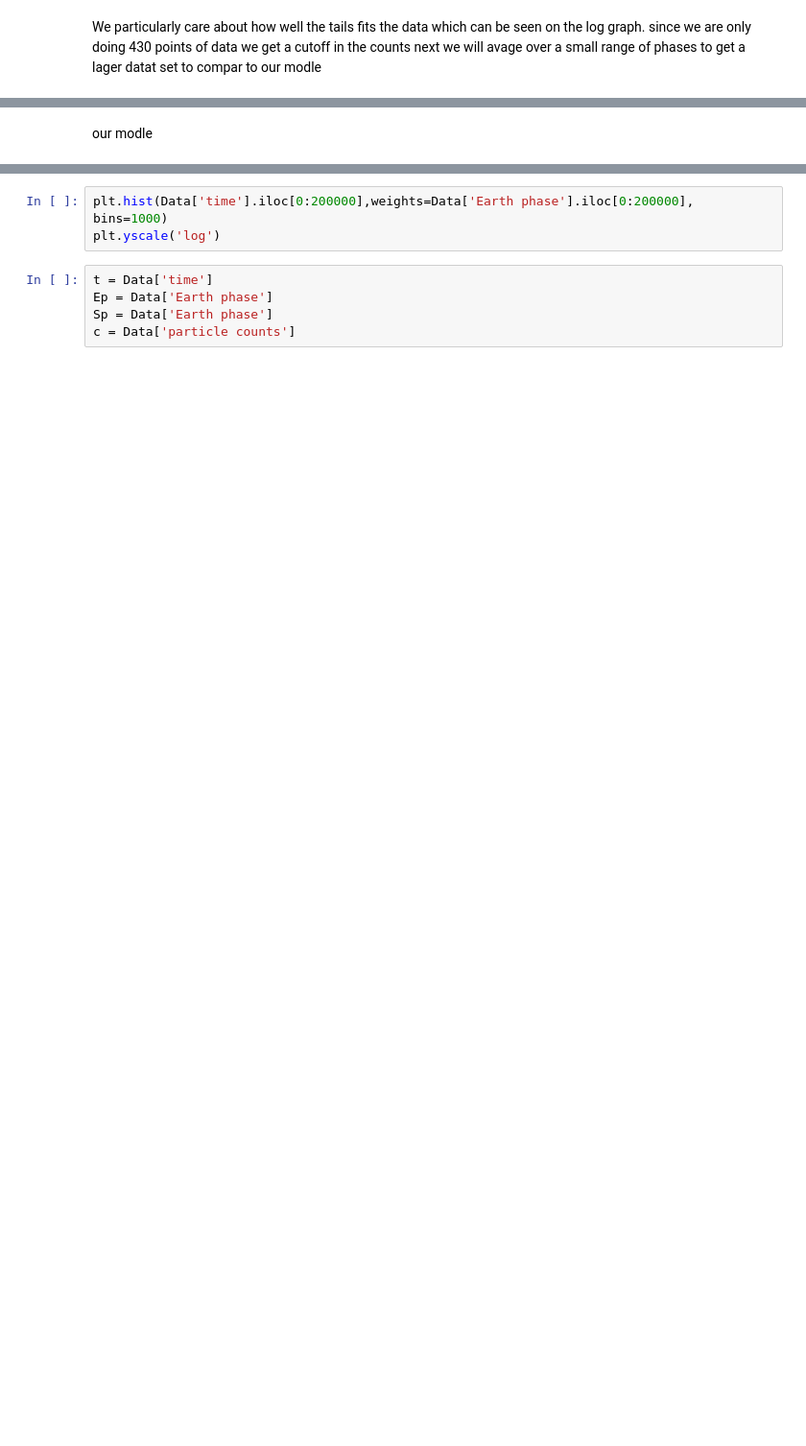
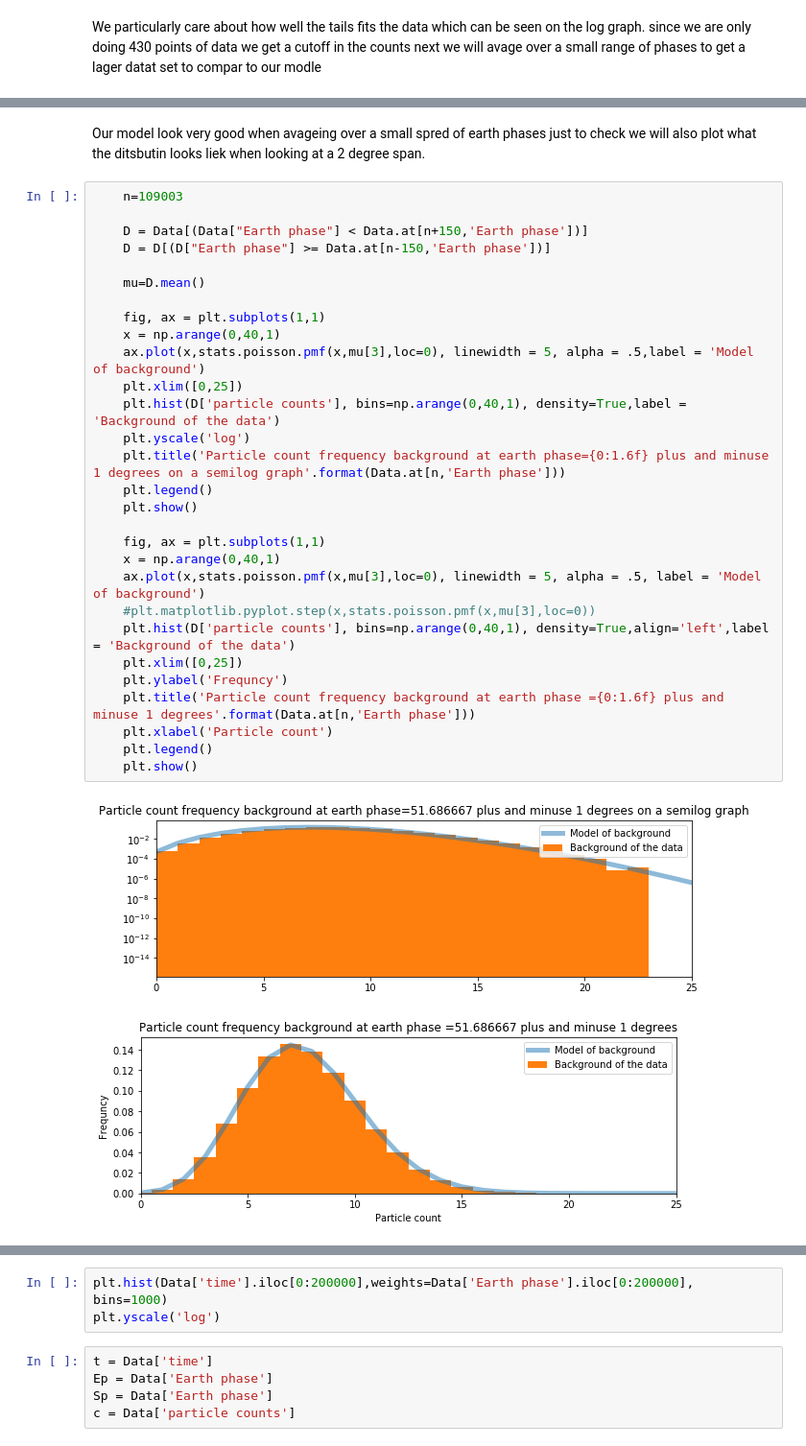
Before and after one commit to GammasBox/phys434Lab, a Jupyter notebook: Lab4.ipynb, the cells around one changed output, grey strips where cells are left out. Shown at 96% size. Saved outputs shown, nothing was run; the diff lists cells and outputs as text; blank space fills up the shorter version.

```diff
--- a/Lab4.ipynb
+++ b/Lab4.ipynb
@@ -239,2 +239,34 @@ backgroundmodelplotspread(900321)
-# %% [markdown]
-our modle
+# %% [markdown]
+Our model look very good when avageing over a small spred of earth phases just to check we will also plot what the ditsbutin looks liek when looking at a 2 degree span.
+# %%
+    n=109003
+
+    D = Data[(Data["Earth phase"] < Data.at[n+150,'Earth phase'])]
+    D = D[(D["Earth phase"] >= Data.at[n-150,'Earth phase'])]
+
+    mu=D.mean()
+
+    fig, ax = plt.subplots(1,1)
+    x = np.arange(0,40,1)
+    ax.plot(x,stats.poisson.pmf(x,mu[3],loc=0), linewidth = 5, alpha = .5,label = 'Model of background')
+    plt.xlim([0,25])
+    plt.hist(D['particle counts'], bins=np.arange(0,40,1), density=True,label =  'Background of the data')
+    plt.yscale('log')
+    plt.title('Particle count frequency background at earth phase={0:1.6f} plus and minuse 1 degrees on a semilog graph'.format(Data.at[n,'Earth phase']))
+    plt.legend()
+    plt.show()
+
+    fig, ax = plt.subplots(1,1)
+    x = np.arange(0,40,1)
+    ax.plot(x,stats.poisson.pmf(x,mu[3],loc=0), linewidth = 5, alpha = .5, label = 'Model of background')
+    #plt.matplotlib.pyplot.step(x,stats.poisson.pmf(x,mu[3],loc=0))
+    plt.hist(D['particle counts'], bins=np.arange(0,40,1), density=True,align='left',label = 'Background of the data')
+    plt.xlim([0,25])
+    plt.ylabel('Frequncy')
+    plt.title('Particle count frequency background at earth phase ={0:1.6f} plus and minuse 1 degrees'.format(Data.at[n,'Earth phase']))
+    plt.xlabel('Particle count')
+    plt.legend()
+    plt.show()
+# %% [output]
+[figure, added]
+[figure, added]
```
Also changed, not shown: parts of 8 cells of this notebook.
